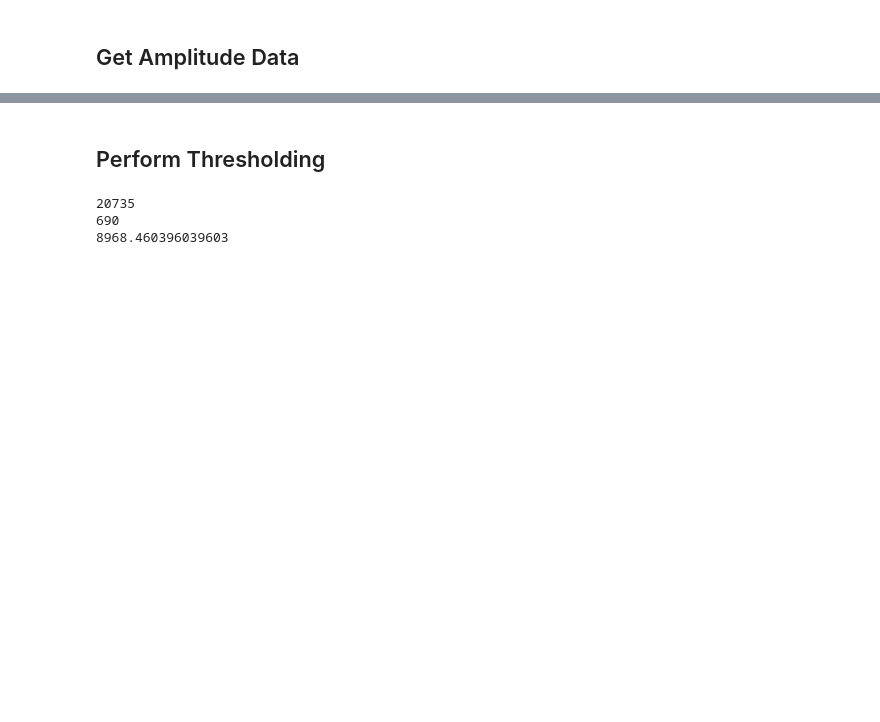
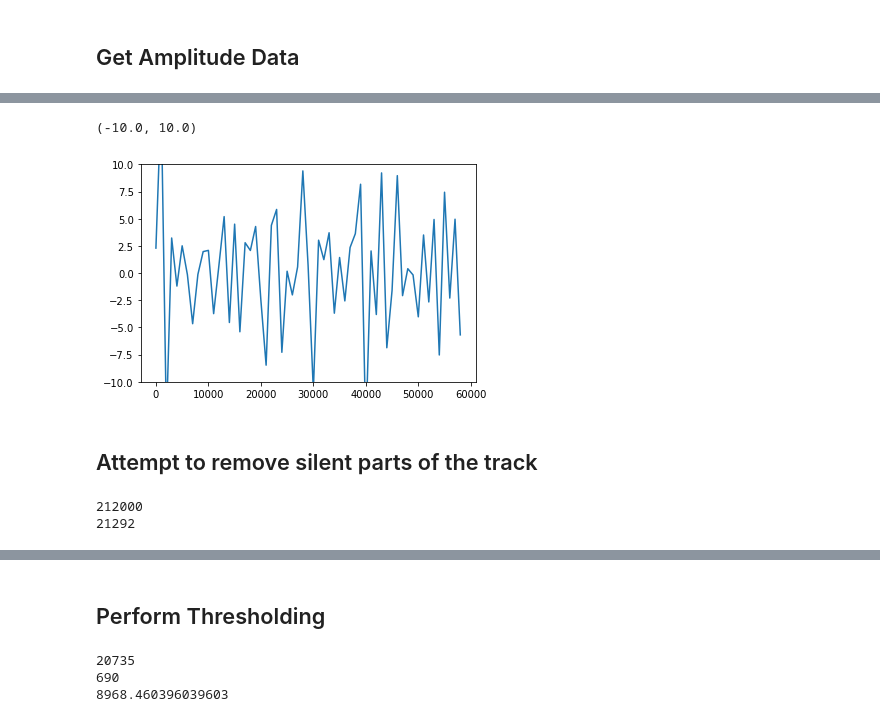
Before and after one commit to jplineb/all_drake_is_the_same, a Jupyter notebook: Source/experimental work/entropy_of_music.ipynb, the cells around one changed output, grey strips where cells are left out. Saved outputs shown, nothing was run; the diff lists cells and outputs as text; code cells hidden in the pictures; blank space fills up the shorter version.

```diff
--- a/Source/experimental work/entropy_of_music.ipynb
+++ b/Source/experimental work/entropy_of_music.ipynb
@@ -96,0 +107,8 @@ plt.plot(times, amps)
+# %%
+## Take the derivative of the curve
+diff_time = np.diff(time)
+diff_amps = np.diff(amps)
+print(time)
+print(diff_time)
+print(amps)
+print(diff_amps)
@@ -96,0 +133,8 @@ plt.plot(times, amps)
+# %%
+plt.figure()
+deriv = diff_amps/diff_time
+plt.plot(time[:-1], deriv)
+plt.ylim(-10,10)
+# %% [output]
+(-10.0, 10.0)
+[figure, added]
@@ -96,0 +143,15 @@ plt.plot(times, amps)
+# %% [markdown]
+## Attempt to remove silent parts of the track
+# %%
+times, amps = get_amplitudes(song,1)
+
+# get max time for x limit
+max_x = max(times)
+print(max_x)
+
+# get max amps so that we can set a max y on graph
+max_y = max(amps)
+print(max_y)
+# %% [output]
+212000
+21292
```
Also changed, not shown: parts of 11 cells of this notebook.
